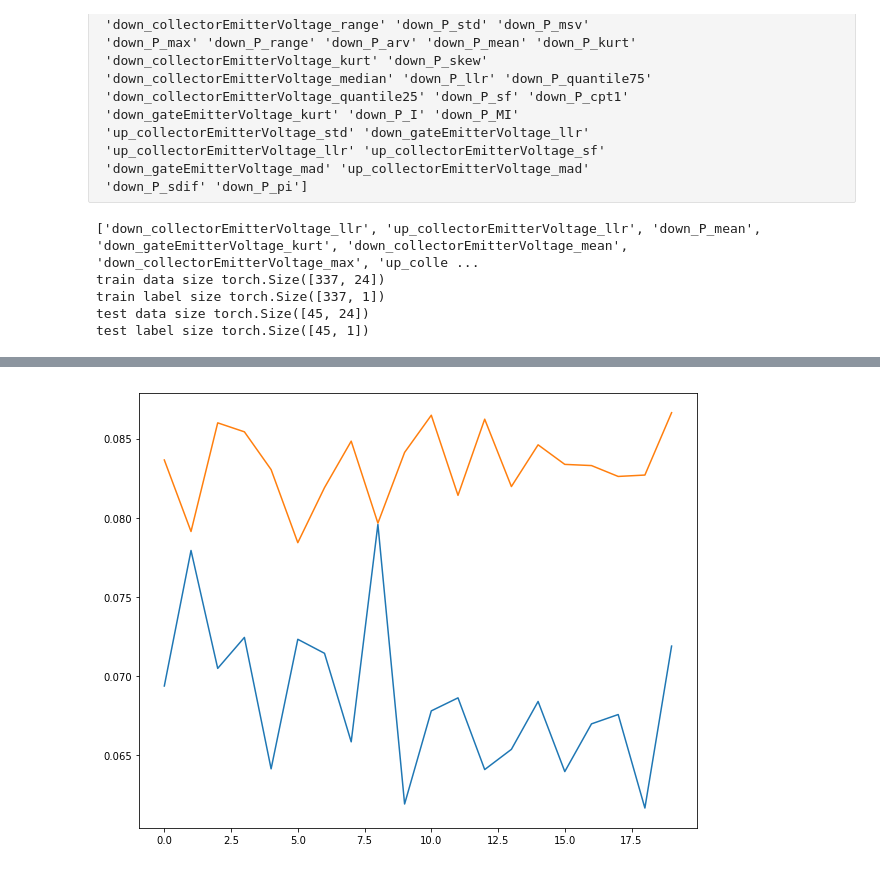
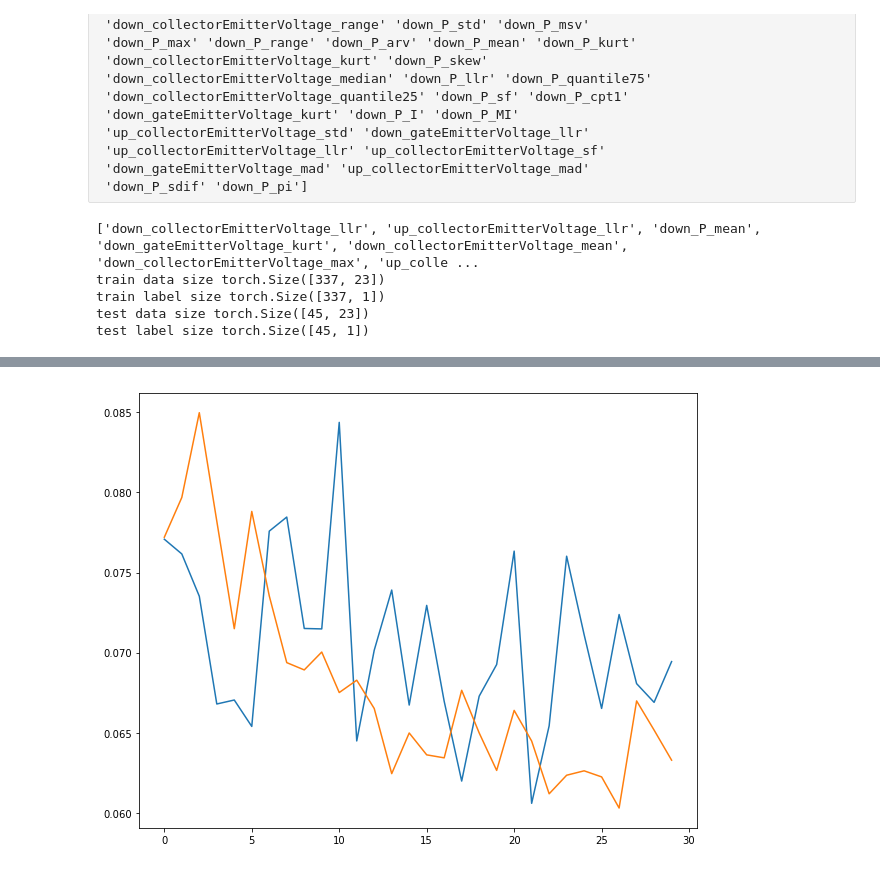
Before and after one commit to gejianwnen/IGBT_NASA, a Jupyter notebook: finetuning.ipynb, the cells around one changed output, grey strips where cells are left out. Cells and saved outputs as stored; diff of their text form; code cells hidden in the pictures.

```diff
--- a/finetuning.ipynb
+++ b/finetuning.ipynb
@@ -444,8 +444,8 @@ if DEBUG_MODE:
 train_df = pd.read_csv( "./temp/train_df_scale_subsample.csv")
 train_df["temperature"] = (train_df["temperature"] - 326)/5.0
 target = ["num_cycle"]
-if 'temperature' not in cols:
-    cols = np.append(cols,'temperature')
+# if 'temperature' not in cols:
+#     cols = np.append(cols,'temperature')
 cols = [c for c in cols if c not in target]
 num_input = len(cols)
 print(cols)
@@ -469,9 +469,9 @@ print("test data size",x_test.shape)
 print("test label size",y_test.shape)
 # %% [output]
 ['down_collectorEmitterVoltage_llr', 'up_collectorEmitterVoltage_llr', 'down_P_mean', 'down_gateEmitterVoltage_kurt', 'down_collectorEmitterVoltage_mean', 'down_collectorEmitterVoltage_max', 'up_colle ...
-train data size torch.Size([337, 24])
+train data size torch.Size([337, 23])
 train label size torch.Size([337, 1])
-test data size torch.Size([45, 24])
+test data size torch.Size([45, 23])
 test label size torch.Size([45, 1])
 # %%
 from torch.utils.data import DataLoader
@@ -492,7 +492,7 @@ if DEBUG_MODE:
     NUM_HIDEN1 = 100
     NUM_HIDEN2 = 32
     DROPOUT = 0.5
-    NUM_EPOCH = 20000
+    NUM_EPOCH = 30000
 
 use_gpu = torch.cuda.is_available()
 print("use gpu:",use_gpu)
@@ -564,4 +564,4 @@ step:[20000], train loss: 0.071890, test loss: 0.086642
-[figure, old version]
+[figure, new version]
 # %%
 model.eval()
 with torch.no_grad():
```
Also changed, not shown: parts of 3 cells of this notebook, 1 other file.
